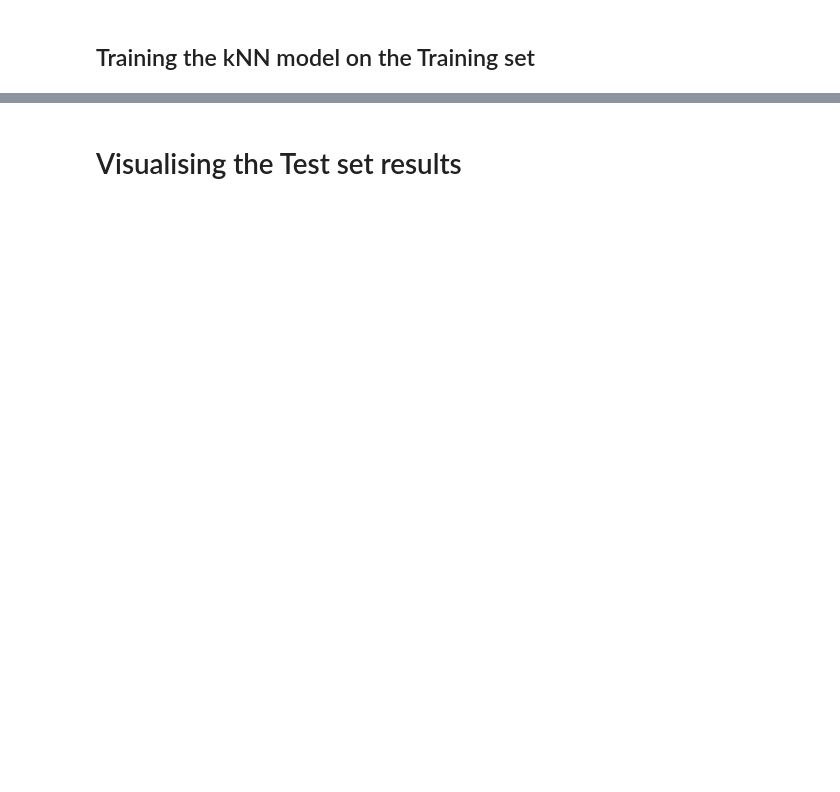
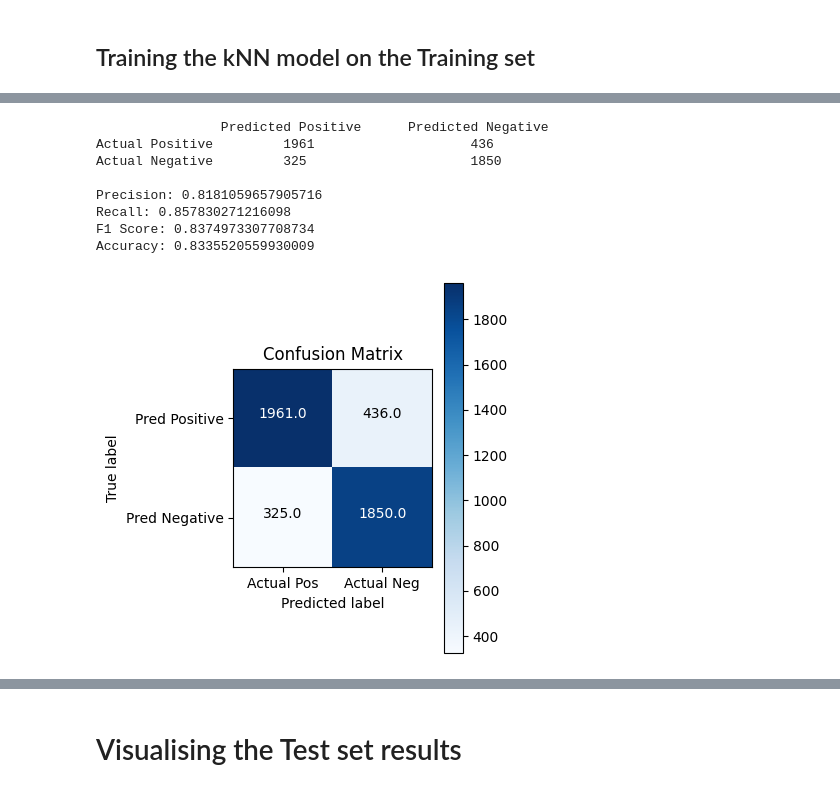
Before and after one commit to mit-riya/Phishing-URL-Detection, a Jupyter notebook: knn-algorithms.ipynb, the cells around one changed output, grey strips where cells are left out. Drawn from its saved outputs; the diff is of its cells as text; code cells hidden in the pictures; blank space fills up the shorter version.

```diff
--- a/knn-algorithms.ipynb
+++ b/knn-algorithms.ipynb
@@ -464,0 +388,17 @@ accuracy_score(y_test, EKNN_pred)
+# %%
+waModel = WeightAdjustedKNN(k=4)  # Define the number of nearest neighbors (k)
+waModel.fit(X_train, y_train)  # Train the model
+# %%
+weightAdjusted_pred = waModel.predict(X_test, kernel='gaussian')  # Make predictions
+# %%
+calculate_metrics(y_test, weightAdjusted_pred)
+# %% [output]
+                Predicted Positive      Predicted Negative
+Actual Positive         1961                    436
+Actual Negative         325                     1850
+
+Precision: 0.8181059657905716
+Recall: 0.857830271216098
+F1 Score: 0.8374973307708734
+Accuracy: 0.8335520559930009
+[figure, added]
```
Also changed, not shown: parts of 77 cells of this notebook.
